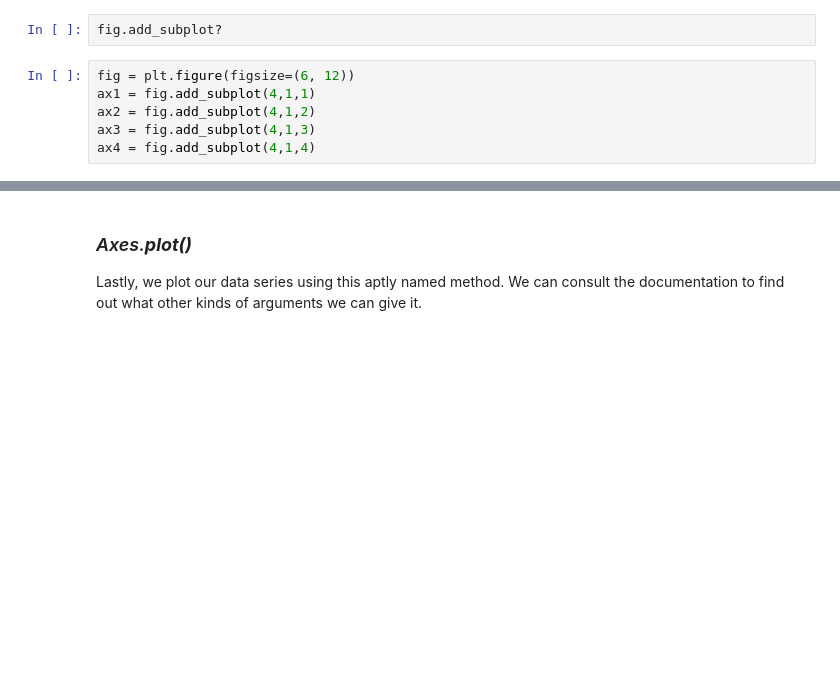
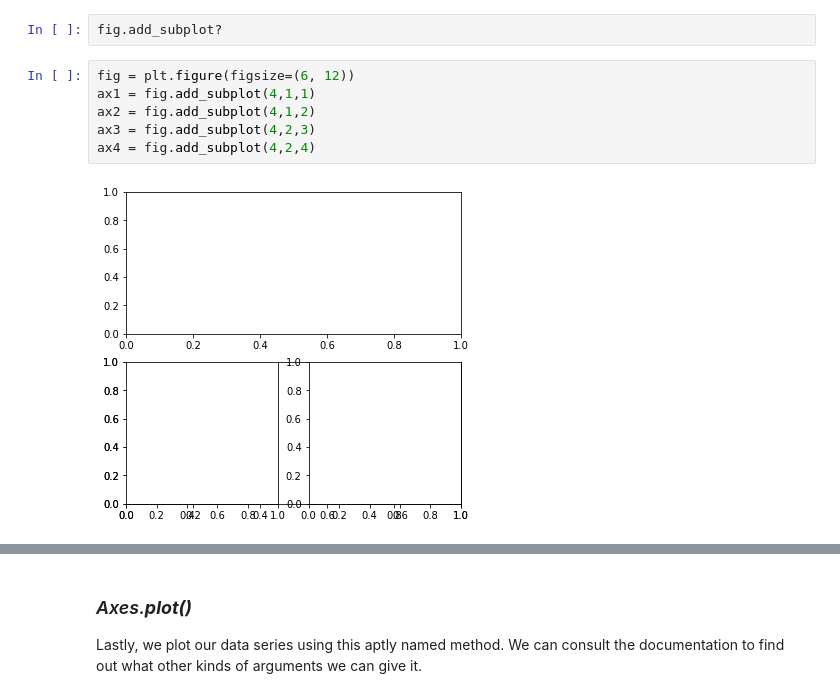
Before and after one commit to calacademy-research/PythonLife, a Jupyter notebook: Subject_6_Modules_math_graphing/6.3_plotting.ipynb, the cells around one changed output, grey strips where cells are left out. Cells and saved outputs as stored; diff of their text form; blank space fills up the shorter version.

```diff
--- a/Subject_6_Modules_math_graphing/6.3_plotting.ipynb
+++ b/Subject_6_Modules_math_graphing/6.3_plotting.ipynb
@@ -53,9 +61,11 @@ fig.add_subplot?
 # %%
 fig = plt.figure(figsize=(6, 12))
 ax1 = fig.add_subplot(4,1,1)
 ax2 = fig.add_subplot(4,1,2)
-ax3 = fig.add_subplot(4,1,3)
-ax4 = fig.add_subplot(4,1,4)
+ax3 = fig.add_subplot(4,2,3)
+ax4 = fig.add_subplot(4,2,4)
+# %% [output]
+[figure, added]
 # %%
 fig = plt.figure(figsize=(6, 12))
 
```
Also changed, not shown: parts of 31 cells of this notebook, 3 other files.
